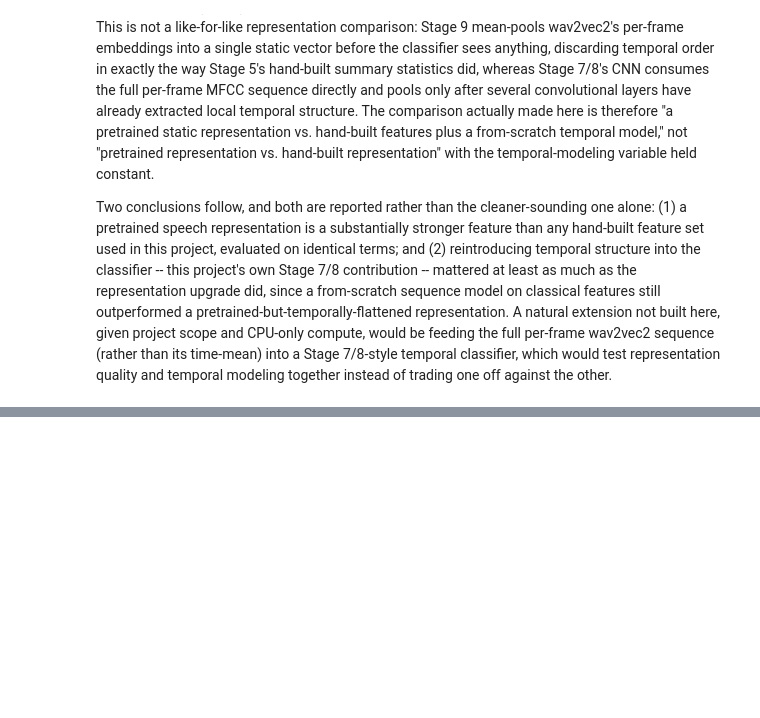
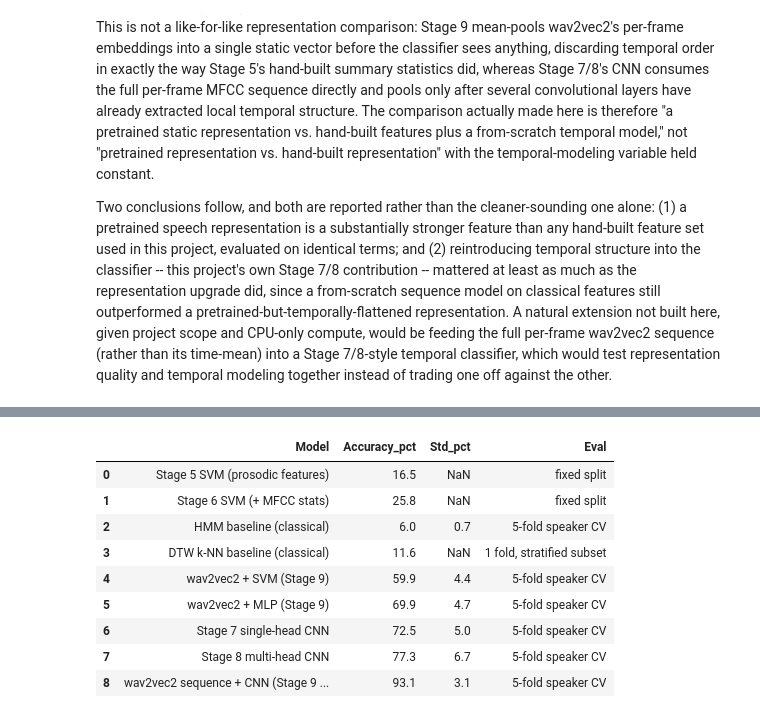
Before and after one commit to shruti-sivakumar/speech-to-action, a Jupyter notebook: notebooks/stage9_pretrained_embedding_comparison.ipynb, the cells around one changed output, grey strips where cells are left out. Saved outputs shown, nothing was run; the diff lists cells and outputs as text; code cells hidden in the pictures; blank space fills up the shorter version.

```diff
--- a/notebooks/stage9_pretrained_embedding_comparison.ipynb
+++ b/notebooks/stage9_pretrained_embedding_comparison.ipynb
@@ -85,0 +109,22 @@ Two conclusions follow, and both are reported rather than the cleaner-sounding o
+# %%
+summary2 = pd.concat([
+    summary[["Model", "Accuracy_pct", "Std_pct", "Eval"]],
+    pd.DataFrame([{
+        "Model": "wav2vec2 sequence + CNN (Stage 9 follow-up)",
+        "Accuracy_pct": round(wav2vec2_seq_cv["held_out_acc"].mean() * 100, 1),
+        "Std_pct": round(wav2vec2_seq_cv["held_out_acc"].std() * 100, 1),
+        "Eval": "5-fold speaker CV",
+    }]),
+], ignore_index=True)
+summary2
+# %% [output]
+|  | Model | Accuracy_pct | Std_pct | Eval |
+| 0 | Stage 5 SVM (prosodic features) | 16.5 | NaN | fixed split |
+| 1 | Stage 6 SVM (+ MFCC stats) | 25.8 | NaN | fixed split |
+| 2 | HMM baseline (classical) | 6.0 | 0.7 | 5-fold speaker CV |
+| 3 | DTW k-NN baseline (classical) | 11.6 | NaN | 1 fold, stratified subset |
+| 4 | wav2vec2 + SVM (Stage 9) | 59.9 | 4.4 | 5-fold speaker CV |
+| 5 | wav2vec2 + MLP (Stage 9) | 69.9 | 4.7 | 5-fold speaker CV |
+| 6 | Stage 7 single-head CNN | 72.5 | 5.0 | 5-fold speaker CV |
+| 7 | Stage 8 multi-head CNN | 77.3 | 6.7 | 5-fold speaker CV |
+| 8 | wav2vec2 sequence + CNN (Stage 9 ... | 93.1 | 3.1 | 5-fold speaker CV |
```
Also changed, not shown: parts of 4 cells of this notebook.
